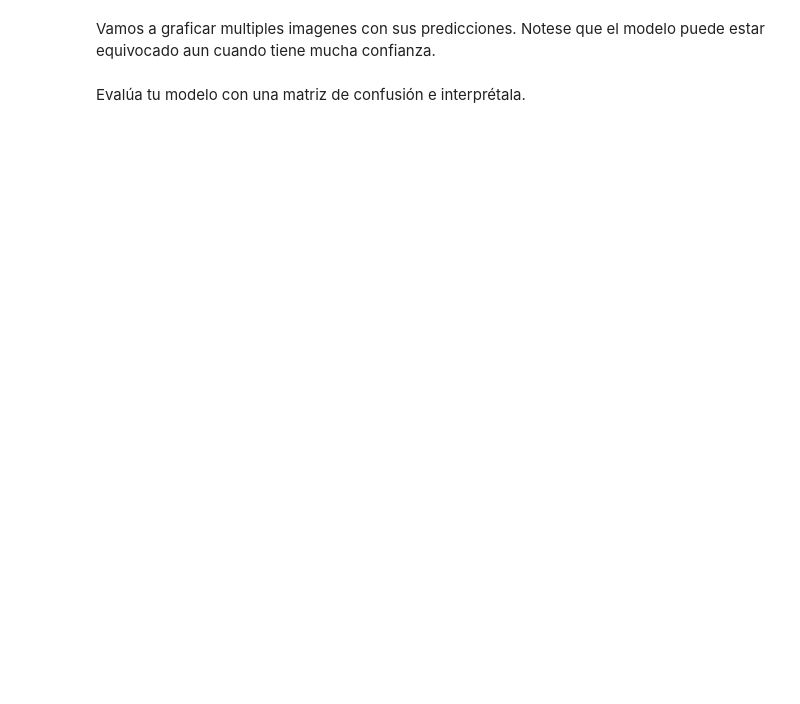
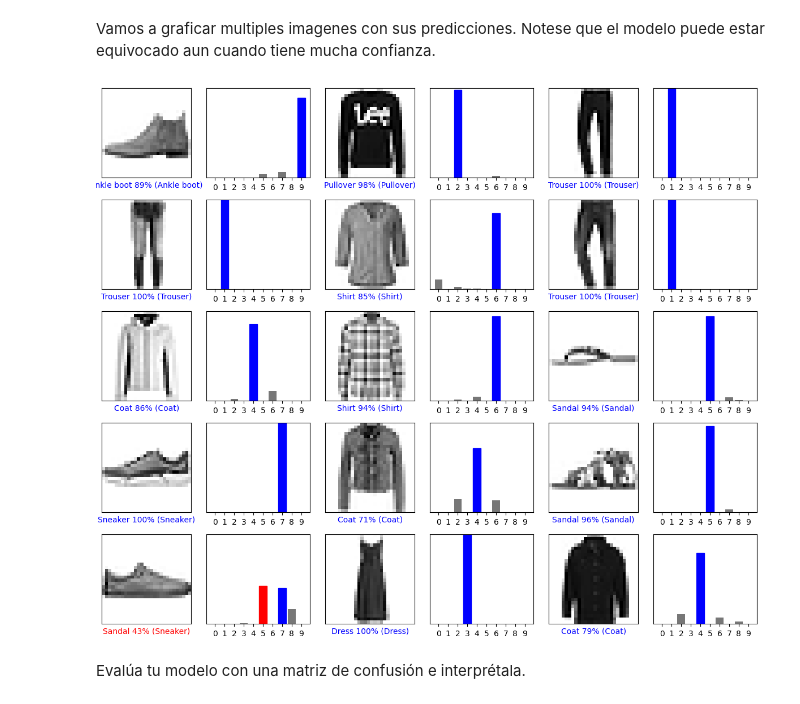
Before and after one commit to InigoLopez1999/2503_dsft_thebridge_inigolopez, a Jupyter notebook: 3-Machine_Learning/3-Deep_Learning/1-Intro Deep Learning/ejercicios/Deep Learning classification.ipynb, the cells around one changed output. Cells and saved outputs as stored; diff of their text form; code cells hidden in the pictures; blank space fills up the shorter version.

```diff
--- a/3-Machine_Learning/3-Deep_Learning/1-Intro Deep Learning/ejercicios/Deep Learning classification.ipynb
+++ b/3-Machine_Learning/3-Deep_Learning/1-Intro Deep Learning/ejercicios/Deep Learning classification.ipynb
@@ -182,3 +208,9 @@ Antes de que el modelo este listo para entrenar , se necesitan algunas configura
 
 
 Como es un problema de clasificación multiclase, tendrás que usar `sparse_categorical_crossentropy` como función de coste. En cuanto a las métricas, usa simplemente `accuracy`.
+# %%
+model.compile(
+    optimizer = "sgd",
+    loss = "sparse_categorical_crossentropy",
+    metrics = ["accuracy"]
+)
@@ -185,3 +235,11 @@ Como es un problema de clasificación multiclase, tendrás que usar `sparse_cate
 # %% [markdown]
 ## Entrenar el Modelo
 Empieza entrenándolo con 10 epochs. Prueba con más
+# %%
+history = model.fit(
+    X_train,
+    y_train,
+    batch_size = 128,
+    epochs = 50,
+    validation_data = (X_val, y_val) # validation_split = 0.1
+)
@@ -205,4 +362,18 @@ Miremos la imagen [0], sus predicciones y el array de predicciones. Las etiqueta
 # %% [markdown]
 Vamos a graficar multiples imagenes con sus predicciones. Notese que el modelo puede estar equivocado aun cuando tiene mucha confianza.
+# %%
+num_rows = 5
+num_cols = 3
+num_images = num_rows*num_cols
+plt.figure(figsize=(2*2*num_cols, 2*num_rows))
+for i in range(num_images):
+  plt.subplot(num_rows, 2*num_cols, 2*i+1)
+  plot_image(i, predictions[i], y_test, X_test)
+  plt.subplot(num_rows, 2*num_cols, 2*i+2)
+  plot_value_array(i, predictions[i], y_test)
+plt.tight_layout()
+plt.show()
+# %% [output]
+[figure, added]
 # %% [markdown]
 Evalúa tu modelo con una matriz de confusión e interprétala.
```
Also changed, not shown: parts of 20 cells of this notebook.
